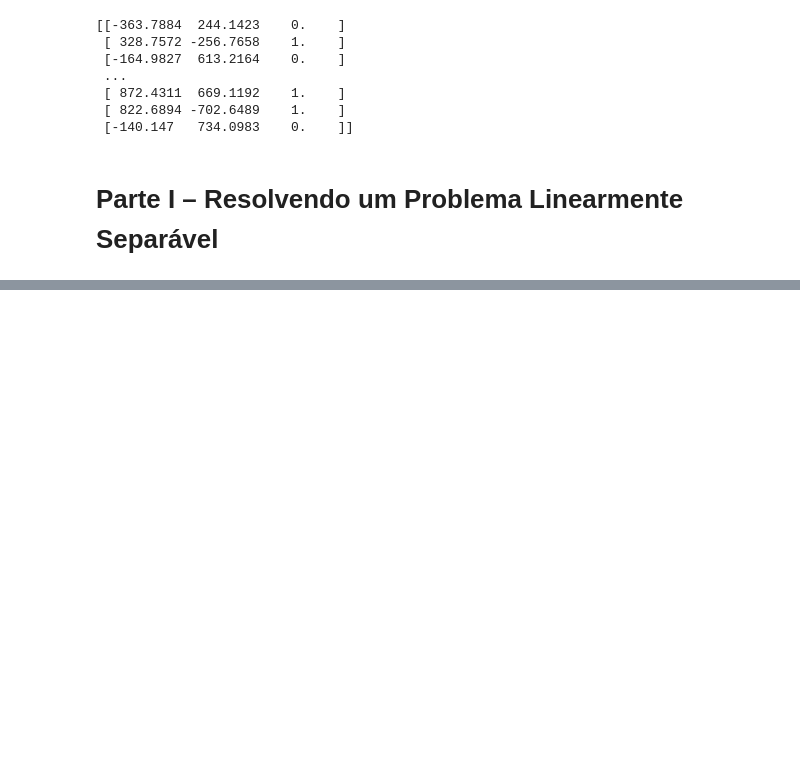
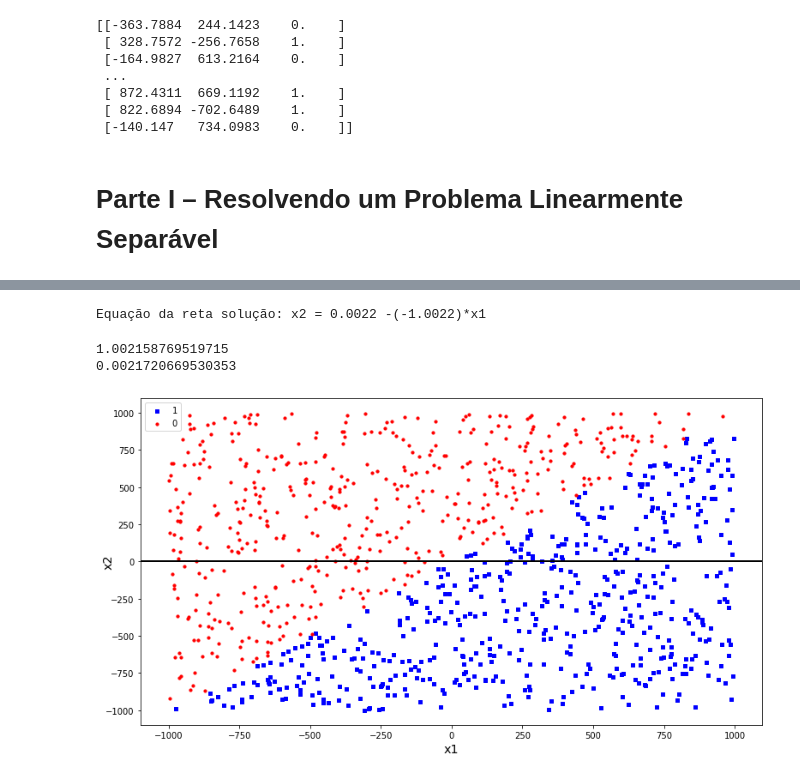
Before and after one commit to AllanHigorLP/Atividade_avaliativa-2.1-RNA, a Jupyter notebook: Atividade_2_1_RNA.ipynb, the cells around one changed output, grey strips where cells are left out. Cells and saved outputs as stored; diff of their text form; code cells hidden in the pictures; blank space fills up the shorter version.

```diff
--- a/Atividade_2_1_RNA.ipynb
+++ b/Atividade_2_1_RNA.ipynb
@@ -46,6 +46,7 @@ print(df)
 # n (taxa de aprendizado)
 theta = 0.0
 n = 0.1
+bias = -1.0
 # %%
 max = 0.5
 min = -0.5
@@ -55,0 +110,40 @@ print(np.round(weight,4))
+# %%
+print("Equação da reta solução: x2 = " +
+      str(np.round((weight[0]/weight[2]), 4)) +
+      " -(" +
+      str(np.round((weight[1]/weight[2]), 4)) +
+      ")*x1")
+# %% [output]
+Equação da reta solução: x2 = 0.0022 -(-1.0022)*x1
+# %%
+plt.figure(figsize=(13, 7))
+x_b = []
+y_b = []
+x_r = []
+y_r = []
+for example in df:
+    if example[2] == 1.0:
+        x_b.append(example[0])
+        y_b.append(example[1])
+    if example[2] == 0.0:
+        x_r.append(example[0])
+        y_r.append(example[1])
+
+size = 10
+plt.scatter(x_b, y_b, s=size, color='b', marker="s", label='1')
+plt.scatter(x_r, y_r, s=size, color='r', marker="o", label='0')
+
+plt.legend(loc='upper left')
+plt.xlabel("x1", size='x-large')
+plt.ylabel("x2", labelpad=-10, size='x-large')
+
+slope = -(weight[0]/weight[2]) / (weight[0]/weight[1])
+
+
+plt.axline(1, (weight[0]/weight[2]), slope, color="black", lw=2)
+
+plt.show()
+# %% [output]
+1.002158769519715
+0.0021720669530353
+[figure, added]
```
Also changed, not shown: parts of 2 cells of this notebook.
